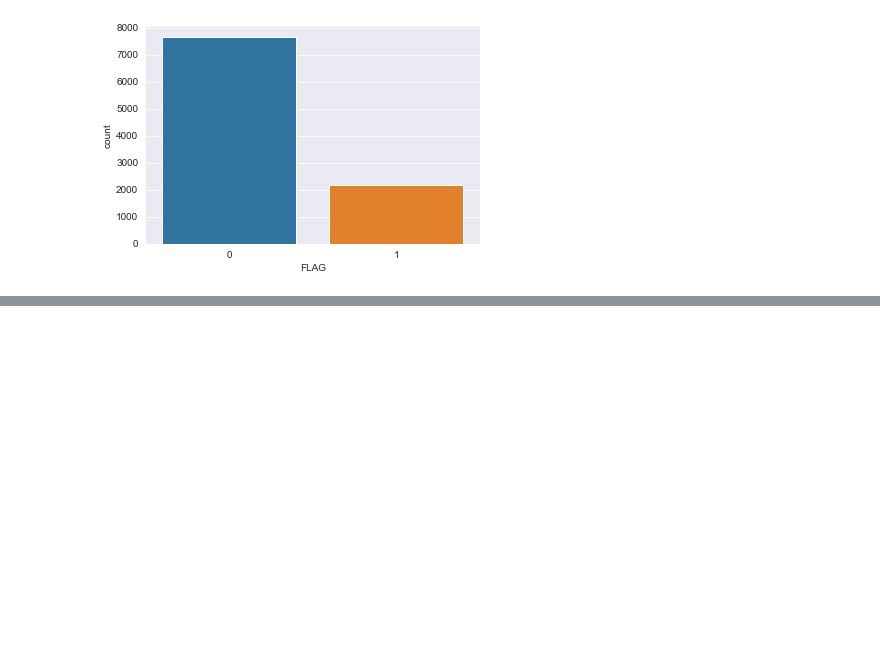
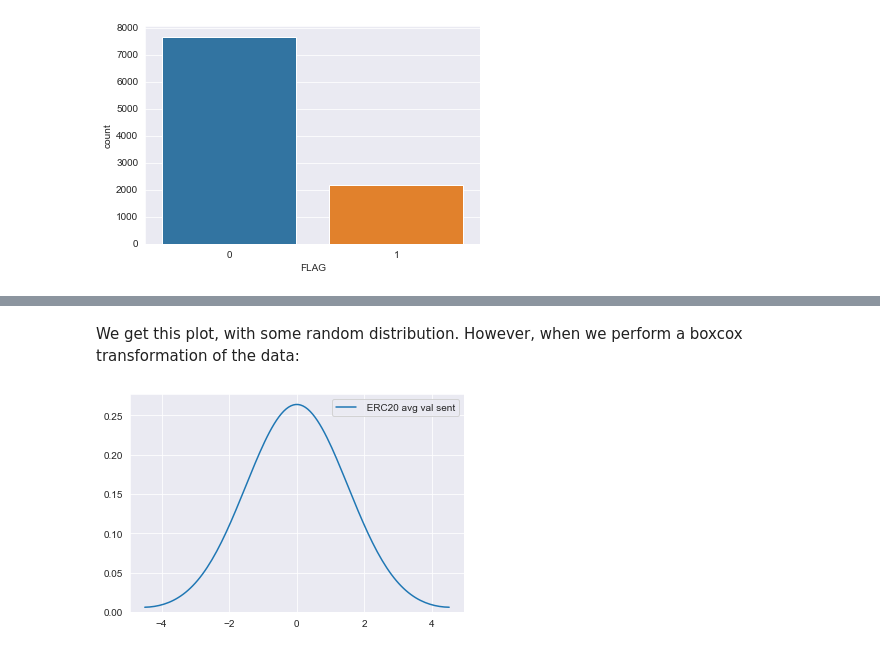
Before and after one commit to Vagif12/Ethereum-Fraud-Detection, a Jupyter notebook: eda/Ethereum Fraud Detection EDA.ipynb, the cells around one changed output, grey strips where cells are left out. Cells and saved outputs as stored; diff of their text form; code cells hidden in the pictures; blank space fills up the shorter version.

```diff
--- a/eda/Ethereum Fraud Detection EDA.ipynb
+++ b/eda/Ethereum Fraud Detection EDA.ipynb
@@ -154,0 +216,7 @@ array([[801,   9],
+# %% [markdown]
+We get this plot, with some random distribution. However, when we perform a boxcox transformation of the data:
+# %%
+sns.kdeplot(boxcox1p(df.dropna()[' ERC20 avg val sent'],boxcox_normmax(df.dropna()[' ERC20 avg val sent'] + 1)), bw=1.5)
+plt.show()
+# %% [output]
+[figure, added]
```
Also changed, not shown: parts of 41 cells of this notebook.
